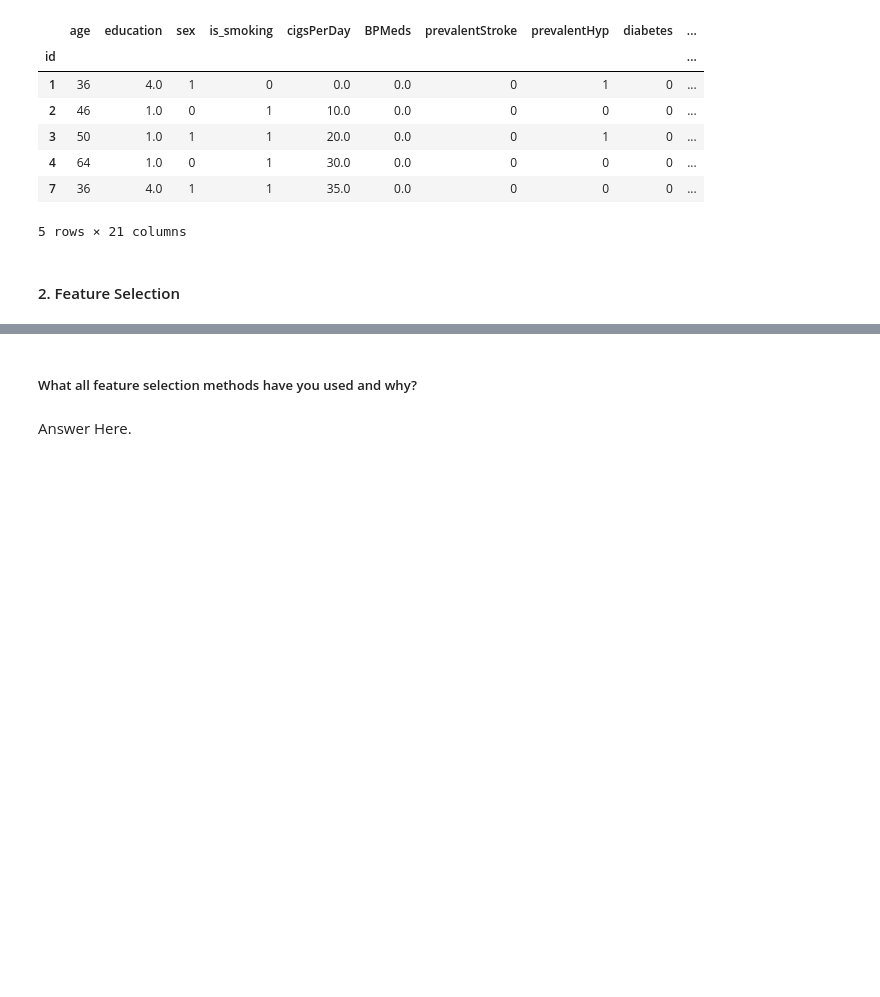
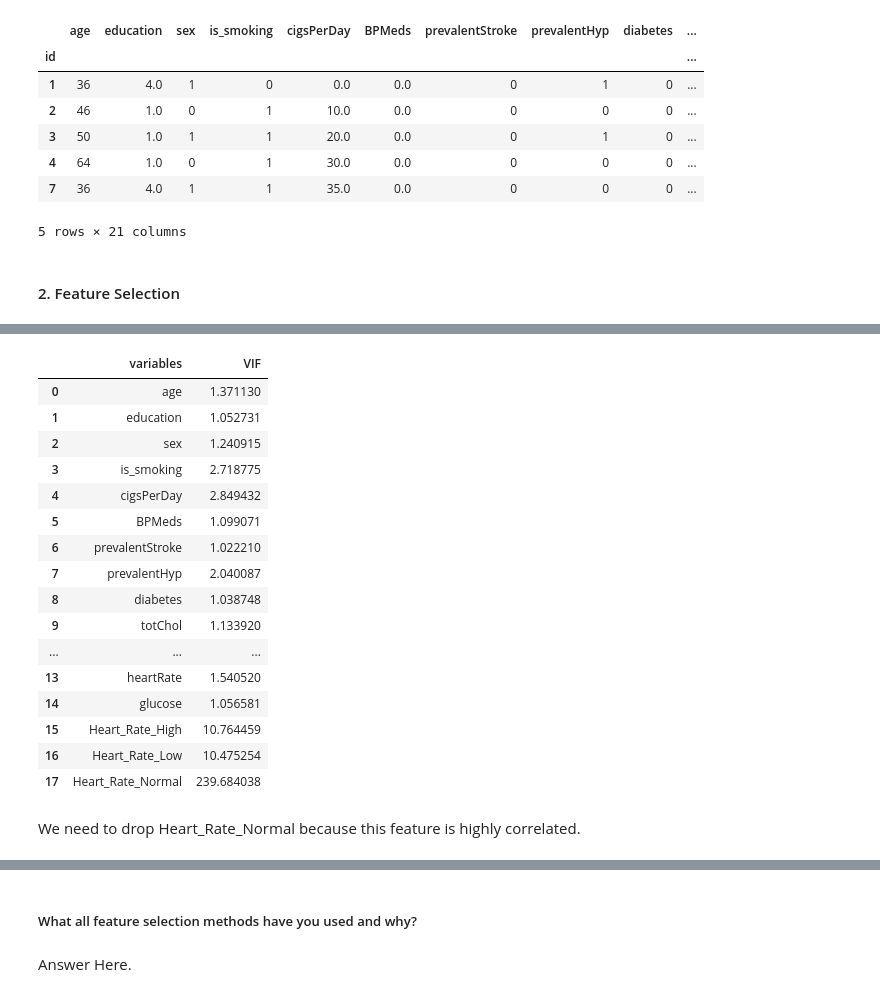
Before and after one commit to ritik1804k/Supervised-ML---Classification-Capstone-Project, a Jupyter notebook: Supervised_ML_Classification_Capstone_Project_.ipynb, the cells around one changed output, grey strips where cells are left out. Drawn from its saved outputs; the diff is of its cells as text; code cells hidden in the pictures; blank space fills up the shorter version.

```diff
--- a/Supervised_ML_Classification_Capstone_Project_.ipynb
+++ b/Supervised_ML_Classification_Capstone_Project_.ipynb
@@ -1135,0 +1137,34 @@ sns.heatmap(corr,annot=True, cmap=plt.cm.Accent_r)
+# %%
+# Multicollinearity
+from statsmodels.stats.outliers_influence import variance_inflation_factor
+def calc_vif(X):
+
+    # Calculating VIF
+    vif = pd.DataFrame()
+    vif["variables"] = X.columns
+    vif["VIF"] = [variance_inflation_factor(X.values, i) for i in range(X.shape[1])]
+
+    return(vif)
+# %%
+# appling the VIF function
+calc_vif(new_df[[i for i in df.describe().columns if i not in ['TenYearCHD']]])
+# %% [output]
+|  | variables | VIF |
+| 0 | age | 1.371130 |
+| 1 | education | 1.052731 |
+| 2 | sex | 1.240915 |
+| 3 | is_smoking | 2.718775 |
+| 4 | cigsPerDay | 2.849432 |
+| 5 | BPMeds | 1.099071 |
+| 6 | prevalentStroke | 1.022210 |
+| 7 | prevalentHyp | 2.040087 |
+| 8 | diabetes | 1.038748 |
+| 9 | totChol | 1.133920 |
+| ... | ... | ... |
+| 13 | heartRate | 1.540520 |
+| 14 | glucose | 1.056581 |
+| 15 | Heart_Rate_High | 10.764459 |
+| 16 | Heart_Rate_Low | 10.475254 |
+| 17 | Heart_Rate_Normal | 239.684038 |
+# %% [markdown]
+We need to drop Heart_Rate_Normal because this feature is highly correlated.
```
Also changed, not shown: parts of 47 cells of this notebook.
